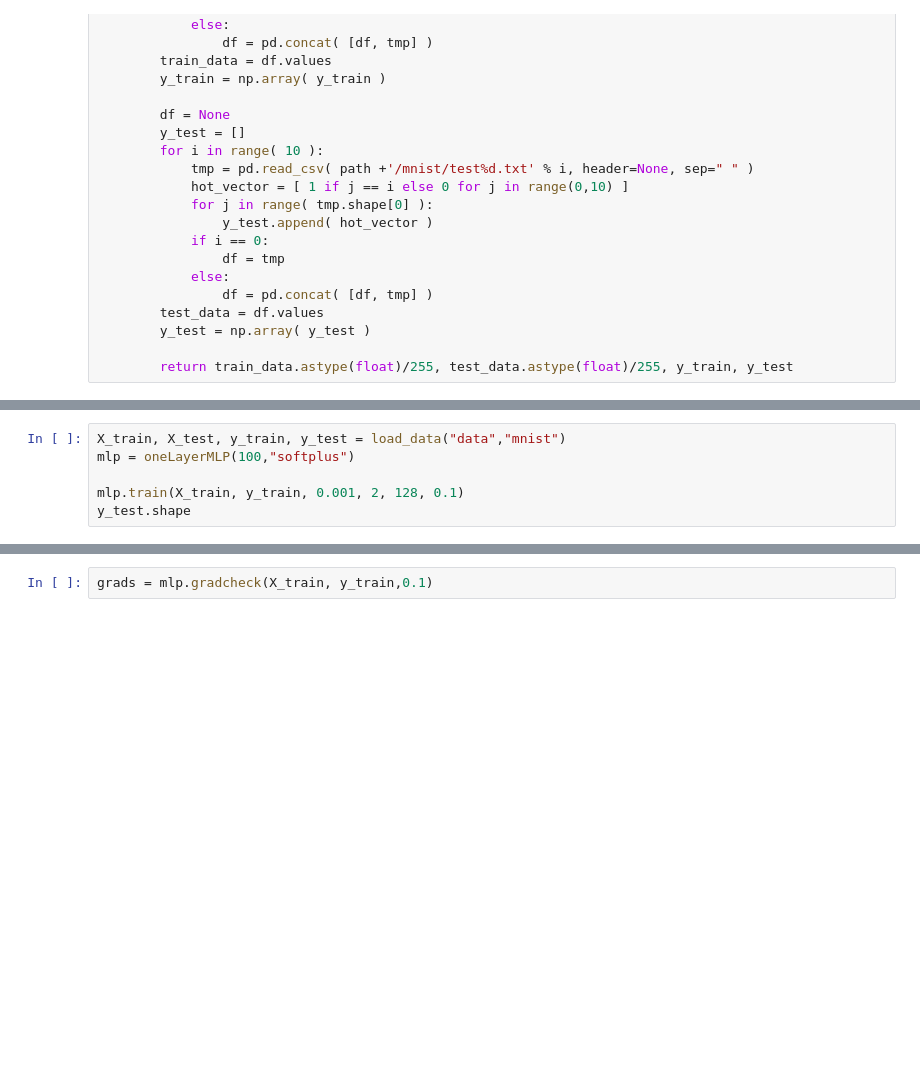
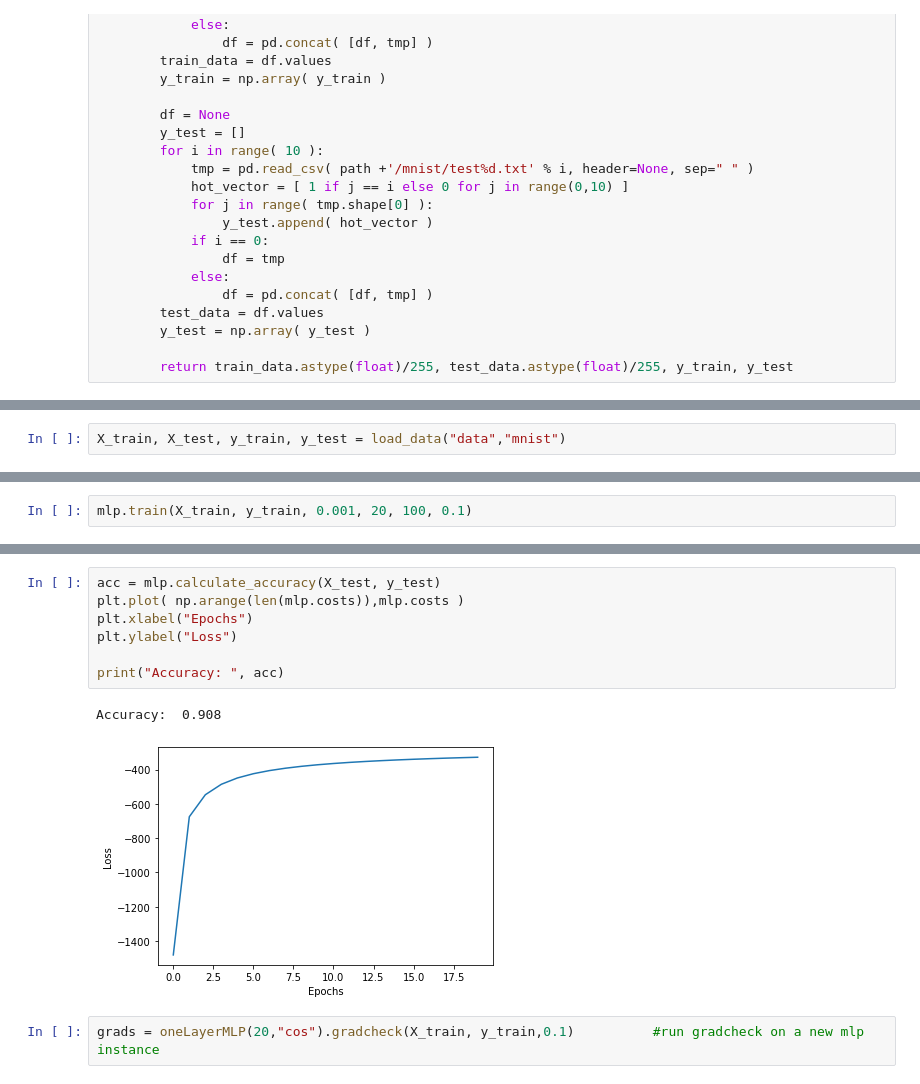
Before and after one commit to Christoforos00/NumpyNeuralNetwork, a Jupyter notebook: mainNotebook.ipynb, the cells around one changed output, grey strips where cells are left out. Cells and saved outputs as stored; diff of their text form; blank space fills up the shorter version.

```diff
--- a/mainNotebook.ipynb
+++ b/mainNotebook.ipynb
@@ -217,6 +206,2 @@ acc
 # %%
 X_train, X_test, y_train, y_test = load_data("data","mnist")
-mlp = oneLayerMLP(100,"softplus")
-
-mlp.train(X_train, y_train, 0.001, 2, 128, 0.1)
-y_test.shape
@@ -224,0 +208,2 @@ y_test.shape
+# %%
+mlp.train(X_train, y_train, 0.001, 20, 100, 0.1)
@@ -225,5 +231,15 @@ y_test.shape
+# %%
+acc = mlp.calculate_accuracy(X_test, y_test)
+plt.plot( np.arange(len(mlp.costs)),mlp.costs )
+plt.xlabel("Epochs")
+plt.ylabel("Loss")
+
+print("Accuracy: ", acc)
+# %% [output]
+Accuracy:  0.908
+[figure, added]
 # %%
-grads = mlp.gradcheck(X_train, y_train,0.1)
+grads = oneLayerMLP(20,"cos").gradcheck(X_train, y_train,0.1)          #run gradcheck on a new mlp instance
 # %%
 print("Difference between approximate and numerical gradient of W1: " , np.sum(np.abs(grads[0]-grads[1])) )
 print("Difference between approximate and numerical gradient of W2: " , np.sum(np.abs(grads[2]-grads[3])) )
```
Also changed, not shown: parts of 12 cells of this notebook, 2 other files.
